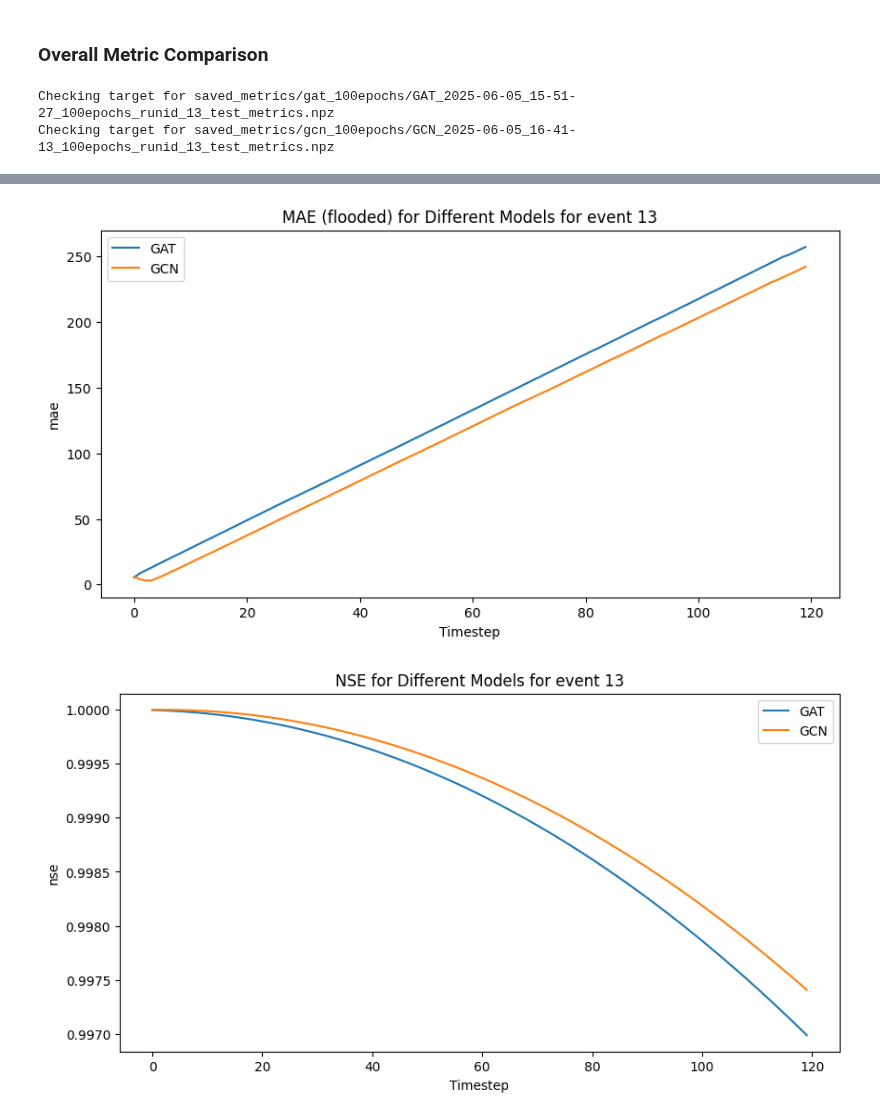
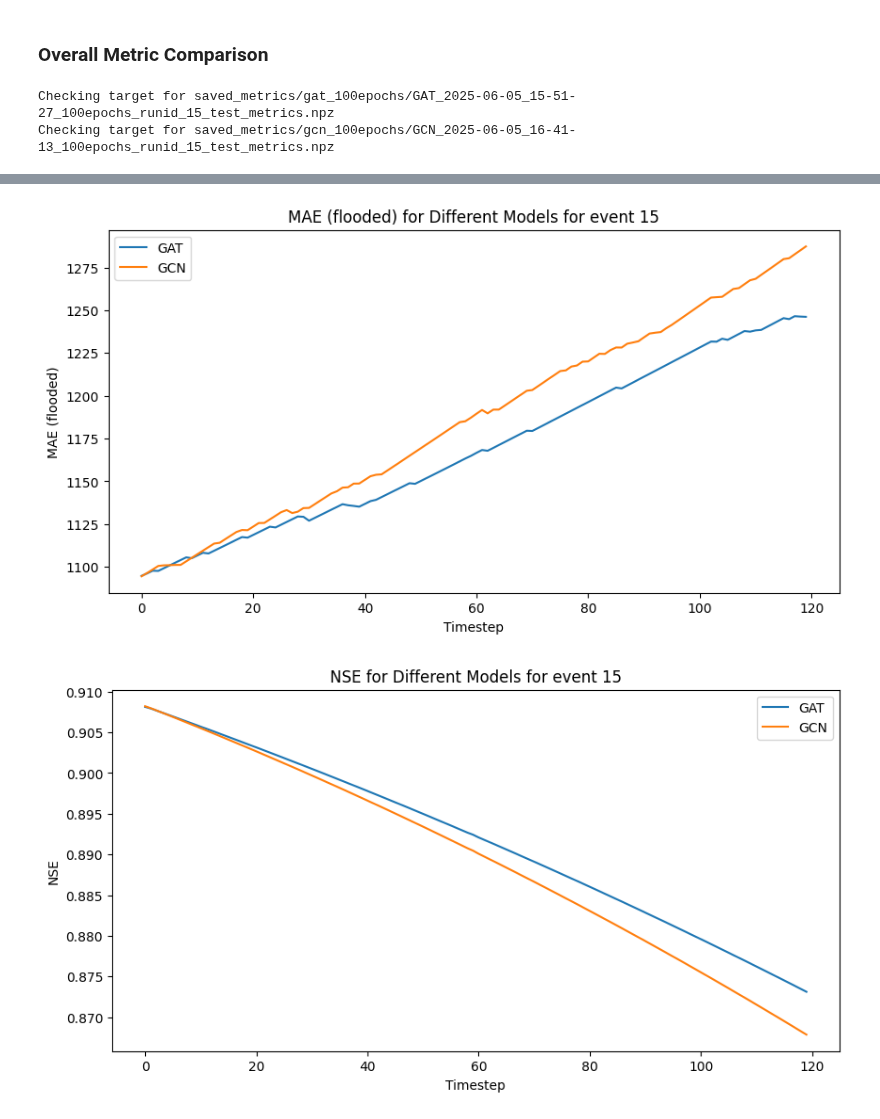
Before and after one commit to acostacos/dual_flood_gnn, a Jupyter notebook: view_results.ipynb, the cells around one changed output, grey strips where cells are left out. Saved outputs shown, nothing was run; the diff lists cells and outputs as text; code cells hidden in the pictures.

```diff
--- a/view_results.ipynb
+++ b/view_results.ipynb
@@ -32,9 +32,11 @@ plot_training_loss_for_all_models(training_stats_paths, start_epoch=5)
 # %% [markdown]
 ### Overall Metric Comparison
 # %%
+RUN_ID = 15 # 13, 14, 15, 16
+
 metric_paths = [
-    'saved_metrics/gat_100epochs/GAT_2025-06-05_15-51-27_100epochs_runid_13_test_metrics.npz',
-    'saved_metrics/gcn_100epochs/GCN_2025-06-05_16-41-13_100epochs_runid_13_test_metrics.npz',
+    f'saved_metrics/gat_100epochs/GAT_2025-06-05_15-51-27_100epochs_runid_{RUN_ID}_test_metrics.npz',
+    f'saved_metrics/gcn_100epochs/GCN_2025-06-05_16-41-13_100epochs_runid_{RUN_ID}_test_metrics.npz',
 ]
 # %%
 # Double check targets are the same
@@ -48,8 +50,8 @@ for path in metric_paths:
     else:
         assert np.all((comparison_target - target) < EPS), f'Targets are not equal for {path}'
 # %% [output]
-Checking target for saved_metrics/gat_100epochs/GAT_2025-06-05_15-51-27_100epochs_runid_13_test_metrics.npz
-Checking target for saved_metrics/gcn_100epochs/GCN_2025-06-05_16-41-13_100epochs_runid_13_test_metrics.npz
+Checking target for saved_metrics/gat_100epochs/GAT_2025-06-05_15-51-27_100epochs_runid_15_test_metrics.npz
+Checking target for saved_metrics/gcn_100epochs/GCN_2025-06-05_16-41-13_100epochs_runid_15_test_metrics.npz
 # %%
 def plot_metric_for_all_models(metric_paths: list[str], metric: str, labels: list[str] = None):
     split_metric = metric.split('_')
@@ -59,7 +61,7 @@ def plot_metric_for_all_models(metric_paths: list[str], metric: str, labels: lis
     plt.figure(figsize=(10, 5))
     plt.title(f'{metric_name} for Different Models for event {event_name}')
     plt.xlabel('Timestep')
-    plt.ylabel(split_metric[0])
+    plt.ylabel(metric_name)
 
     data_shape = None
     for i, path in enumerate(metric_paths):
@@ -93,2 +95,2 @@ for metric in metrics:
-[figure, old version]
+[figure, new version]
-[figure, old version]
+[figure, new version]
```
Also changed, not shown: parts of 5 cells of this notebook, 1 other file.
